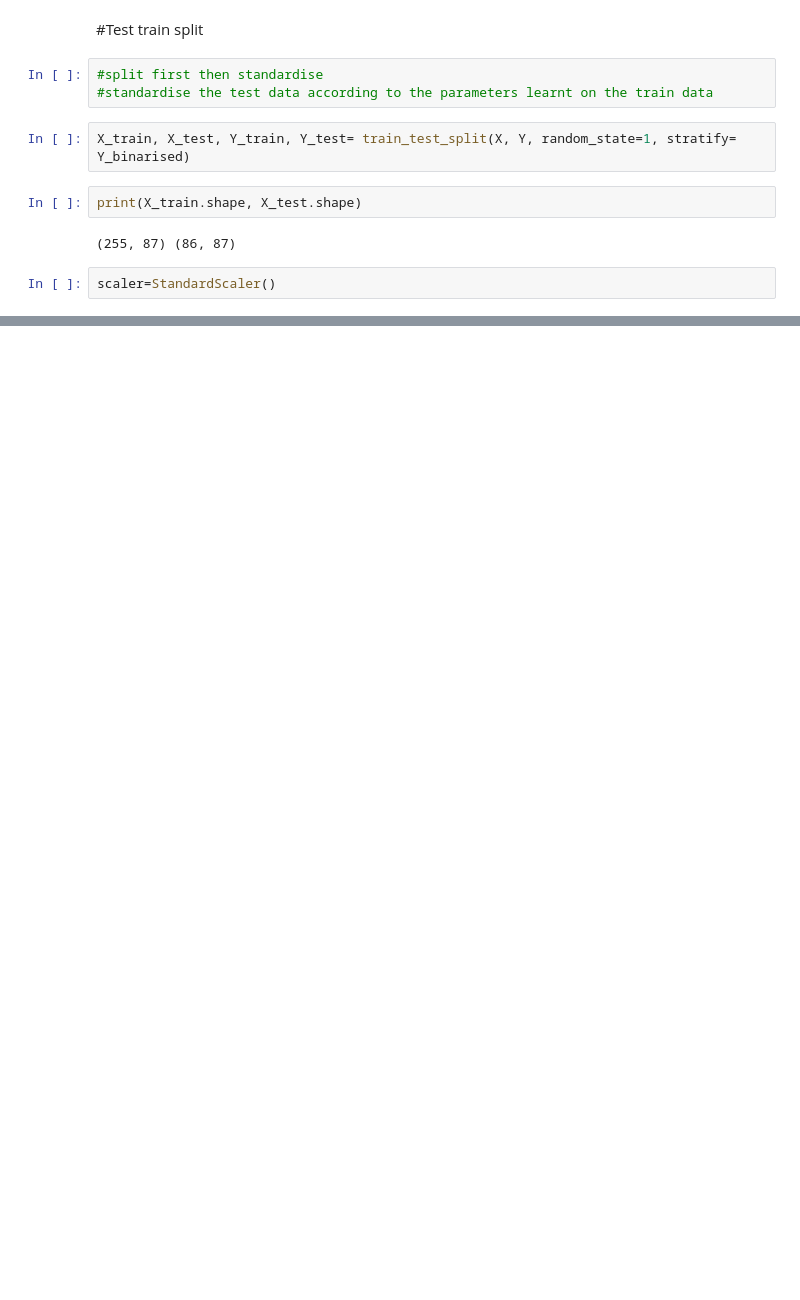
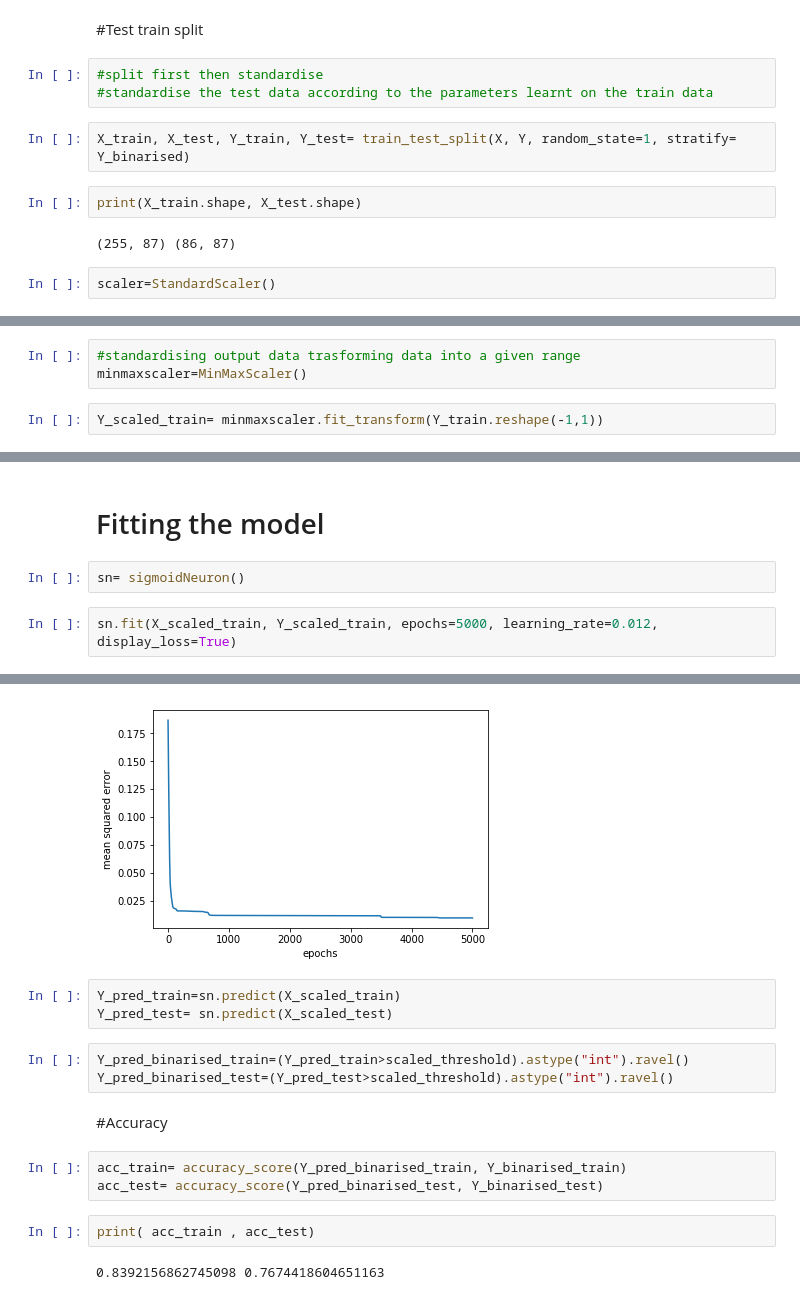
Before and after one commit to KashishChanana/OneFourthLabs, a Jupyter notebook: Sigmoid_Gradient_Descent.ipynb, the cells around one changed output, grey strips where cells are left out. Drawn from its saved outputs; the diff is of its cells as text; blank space fills up the shorter version.

```diff
--- a/Sigmoid_Gradient_Descent.ipynb
+++ b/Sigmoid_Gradient_Descent.ipynb
@@ -115,2 +120,7 @@ scaler=StandardScaler()
 X_scaled_train=scaler.fit_transform(X_train) #fitting and tranforming
 X_scaled_test= scaler.transform(X_test) #only transforming
+# %%
+#standardising output data trasforming data into a given range
+minmaxscaler=MinMaxScaler()
+# %%
+Y_scaled_train= minmaxscaler.fit_transform(Y_train.reshape(-1,1))
@@ -116,0 +210,7 @@ X_scaled_test= scaler.transform(X_test) #only transforming
+# %% [markdown]
+# Fitting the model
+# %%
+sn= sigmoidNeuron()
+# %%
+sn.fit(X_scaled_train, Y_scaled_train, epochs=5000, learning_rate=0.012, display_loss=True)
+# %% [output]
@@ -116,0 +218,16 @@ X_scaled_test= scaler.transform(X_test) #only transforming
+[figure, added]
+# %%
+Y_pred_train=sn.predict(X_scaled_train)
+Y_pred_test= sn.predict(X_scaled_test)
+# %%
+Y_pred_binarised_train=(Y_pred_train>scaled_threshold).astype("int").ravel()
+Y_pred_binarised_test=(Y_pred_test>scaled_threshold).astype("int").ravel()
+# %% [markdown]
+#Accuracy
+# %%
+acc_train= accuracy_score(Y_pred_binarised_train, Y_binarised_train)
+acc_test= accuracy_score(Y_pred_binarised_test, Y_binarised_test)
+# %%
+print( acc_train , acc_test)
+# %% [output]
+0.8392156862745098 0.7674418604651163
```
Also changed, not shown: parts of 11 cells of this notebook.
